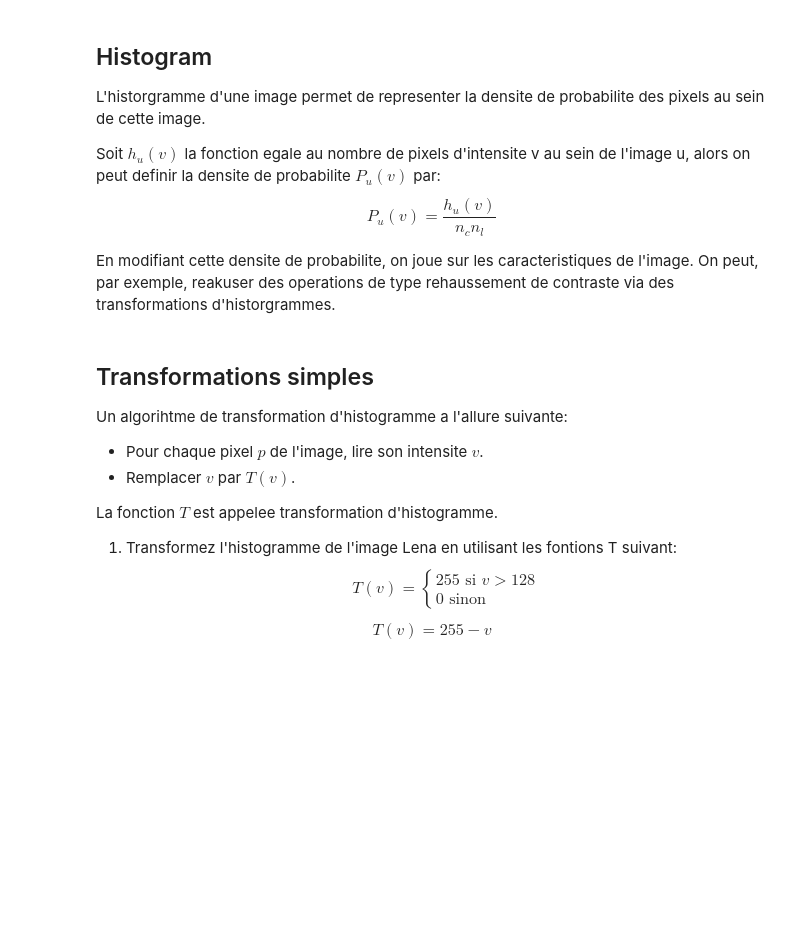
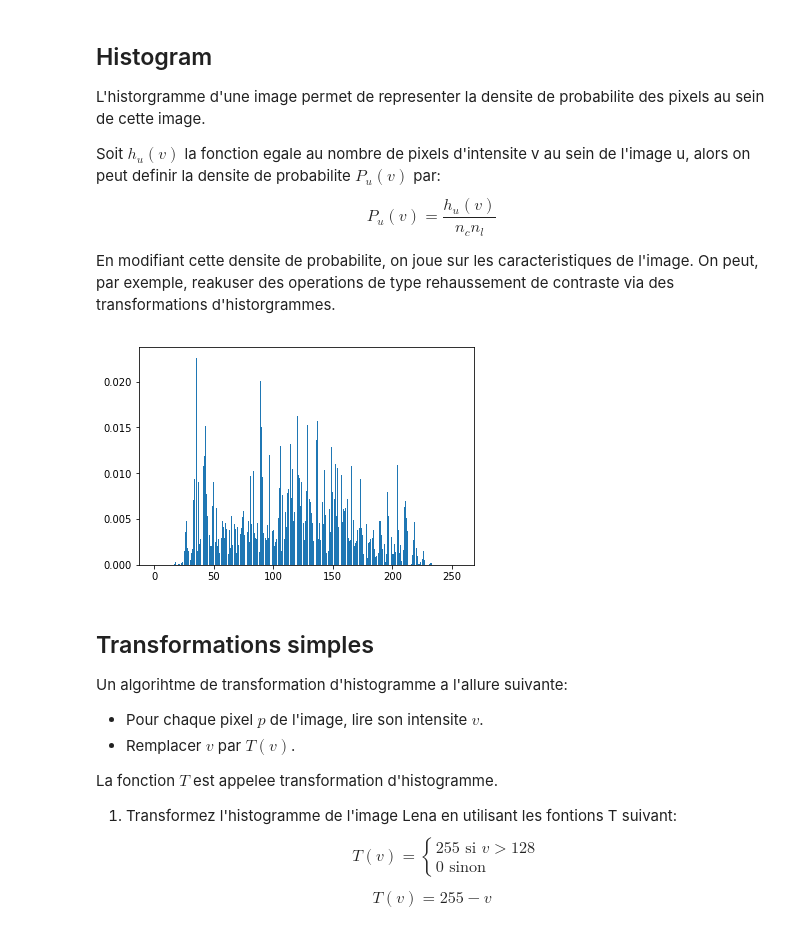
Before and after one commit to jacekwachowiak/UCA-image-processing, a Jupyter notebook: Tp_Data_enhancement.ipynb, the cells around one changed output. Cells and saved outputs as stored; diff of their text form; code cells hidden in the pictures; blank space fills up the shorter version.

```diff
--- a/Tp_Data_enhancement.ipynb
+++ b/Tp_Data_enhancement.ipynb
@@ -77,11 +62,17 @@ En modifiant cette densite de probabilite, on joue sur les caracteristiques de l
 # %%
 def histogram(u):
     u=u.astype(int)
     histog=np.zeros(256)
     for i in range(256):
         histog[i]=sum(sum(u==i))
     histog=histog/len(u)**2
     return histog
+
+# Show Lena's Histogram
+plt.bar(range(256),histogram(lena))
+plt.show()
+# %% [output]
+[figure, added]
 # %% [markdown]
 ## Transformations simples
 Un algorihtme de transformation d'histogramme a l'allure suivante:
```
Also changed, not shown: parts of 86 cells of this notebook.
